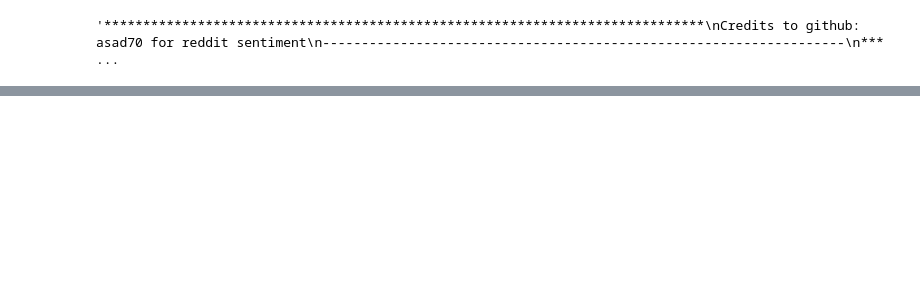
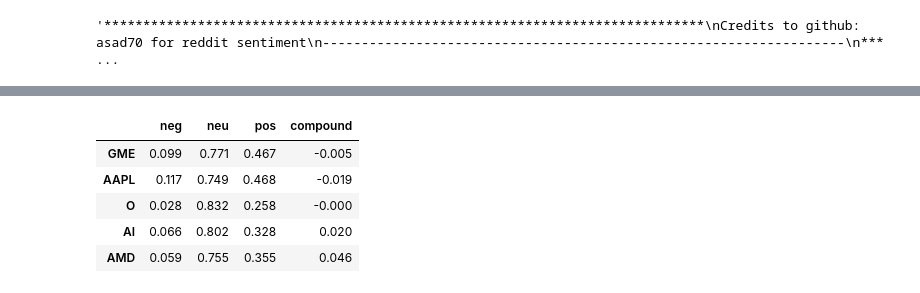
Before and after one commit to mrsamsonn/Stocks_Reddit_Sentiment_Analysis, a Jupyter notebook: reddit_sentiment_analysis.ipynb, the cells around one changed output, grey strips where cells are left out. Cells and saved outputs as stored; diff of their text form; code cells hidden in the pictures; blank space fills up the shorter version.

```diff
--- a/reddit_sentiment_analysis.ipynb
+++ b/reddit_sentiment_analysis.ipynb
@@ -481,6 +463,15 @@ def trend_Plot(df, df_Title):
 
 df = pd.DataFrame(scores)
 df = df.T
+# %%
+df
+# %% [output]
+|  | neg | neu | pos | compound |
+| GME | 0.099 | 0.771 | 0.467 | -0.005 |
+| AAPL | 0.117 | 0.749 | 0.468 | -0.019 |
+| O | 0.028 | 0.832 | 0.258 | -0.000 |
+| AI | 0.066 | 0.802 | 0.328 | 0.020 |
+| AMD | 0.059 | 0.755 | 0.355 | 0.046 |
 # %%
 df1 = yf.download(df.index[0], period="30d")
 df2 = yf.download(df.index[1], period="30d")
```
Also changed, not shown: parts of 11 cells of this notebook.
